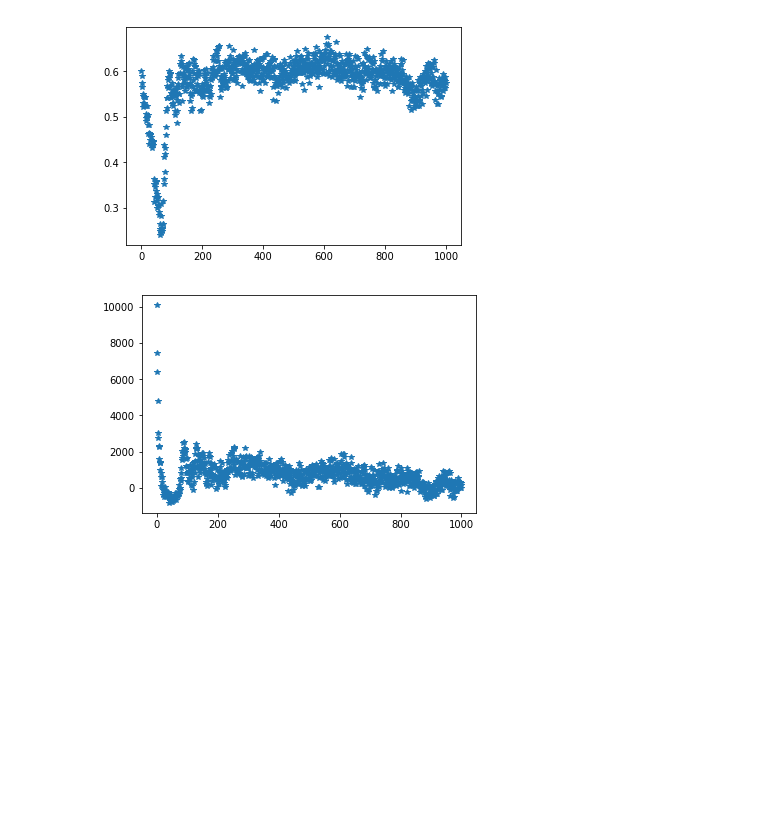
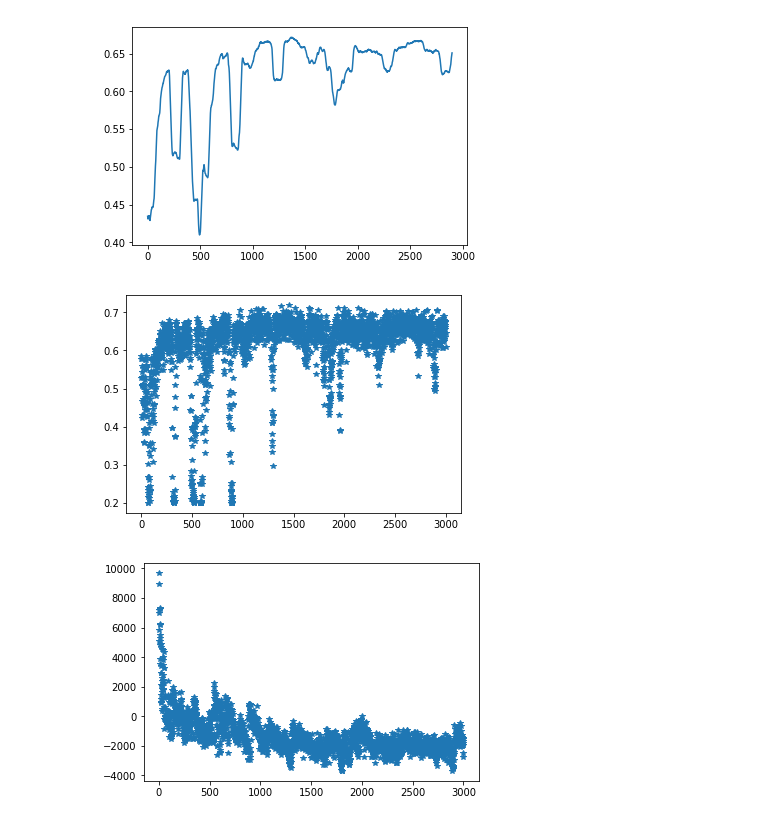
Before and after one commit to felixgaschi/learning-multiagent-communication, a Jupyter notebook: CommNet.ipynb, the cells around one changed output. Cells and saved outputs as stored; diff of their text form; code cells hidden in the pictures; blank space fills up the shorter version.

```diff
--- a/CommNet.ipynb
+++ b/CommNet.ipynb
@@ -42,10 +42,10 @@ class CommNet:
 
         with tf.variable_scope('Encoder'):
 
-            identity_embeddings = tf.get_variable("identity_embeddings",
+            self.identity_embeddings = tf.get_variable("identity_embeddings",
                                              [self.N, self.embedding_size])
 
-            self.embedded_identities = tf.nn.embedding_lookup(identity_embeddings, inputs)
+            self.embedded_identities = tf.nn.embedding_lookup(self.identity_embeddings, inputs)
 
 
         return tf.unstack(self.embedded_identities, axis = 1)
@@ -68,13 +68,13 @@ class CommNet:
             else:
                 b1 = tf.get_variable('b1', shape = (1, self.embedding_size))
 
-                W1 = tf.get_variable('W1', shape = (2 * self.embedding_size,
+                W1 = tf.get_variable('W1', shape = (self.embedding_size,
                                                   self.embedding_size))
 
                 W2 = tf.get_variable('W2', shape = (self.embedding_size,
                                                   self.embedding_size))
 
-                concat = tf.concat([h, c], axis = 1)
+                concat = h
 
             b2 = tf.get_variable('b2', shape = (1, self.embedding_size))
 
@@ -113,14 +113,14 @@ class CommNet:
         self.inputs = tf.placeholder(tf.int32, shape = (None, self.J))
 
         h0_seq = self.encode(self.inputs)
-        c0_seq = [self.communicate([h0_seq[j] for j in range(self.J) if j != i]) for i in range(self.J)]
+        #c0_seq = [self.communicate([h0_seq[j] for j in range(self.J) if j != i]) for i in range(self.J)]
 
-        h1_seq = [self.build_f("Comm_step_1", h0_seq[j], c0_seq[j], None) for j in range(self.J)]
+        h1_seq = [self.build_f("Comm_step_1", h0_seq[j], None, None) for j in range(self.J)]
         c1_seq = [self.communicate([h1_seq[j] for j in range(self.J) if j != i]) for i in range(self.J)]
 
         h2_seq = [self.build_f("Comm_step_2", h1_seq[j], c1_seq[j], h0_seq[j]) for j in range(self.J)]
 
-        self.layers = {'h0_seq': h0_seq, 'c0_seq': c0_seq, 'h1_seq': h1_seq, 'c1_seq':c1_seq, 'h2_seq': h2_seq}
+        self.layers = {'h0_seq': h0_seq, 'h1_seq': h1_seq, 'c1_seq':c1_seq, 'h2_seq': h2_seq}
 
 
         self.policy_logit_seq = [self.decode(h2) for h2 in h2_seq]
@@ -190,7 +190,6 @@ class CommNet:
 
         self.action_taken = tf.placeholder(tf.int32, shape = (None, self.J))
         unstacked_action_taken = tf.unstack(self.action_taken, axis = 1)
-        one_hot_action_taken_seq = [tf.one_hot(action, depth = self.J, dtype = tf.int32) for action in unstacked_action_taken]
 
         self.neg_log_p_seq = [tf.nn.sparse_softmax_cross_entropy_with_logits(labels=unstacked_action_taken[j],
                                                     logits=self.policy_logit_seq[j]) for j in range(self.J)]
@@ -226,12 +225,10 @@ class CommNet:
 
         history = {'reward' : [],  'loss': []}
 
-        q_reward_sum = np.zeros((self.N, self.J))
-        q_state_action_count = np.zeros((self.N, self.J))
         q_val = np.zeros((self.N, self.J))
 
 
-        for _ in tqdm(range(n_episodes), "REINFORCE"):
+        for _ in tqdm_notebook(range(n_episodes), "REINFORCE"):
 
 
             state_seq, action_seq, reward_seq, proba_seq = policy_rollout(T, env, self)
@@ -261,6 +258,8 @@ class CommNet:
             history['loss'].append(loss)
 
             # udpate_q_val
+            q_reward_sum = np.zeros((self.N, self.J))
+            q_state_action_count = np.zeros((self.N, self.J))
             for i in range(episode_len):
 
                 state = state_seq[i]
@@ -270,7 +269,7 @@ class CommNet:
                 q_state_action_count[state, action] += 1
                 q_reward_sum[state, action] += cummul_reward
 
-            q_val = q_reward_sum/np.maximum(1,q_state_action_count)
+            q_val = 0.99 * q_val + 0.1 * q_reward_sum/np.maximum(1,q_state_action_count)
 
 
         return history, q_val
@@ -362,10 +361,12 @@ tf.reset_default_graph()
 with tf.Session() as sess:
     commNet = CommNet(sess, N, J, lr = 1e-3, embedding_size= 128, training_mode = 'reinforce', alpha = 0.03)
     env = LeverEnv(N, J)
-    #commNet.supervised_train(X, y, val_X, val_y, env, batch_size = batch_size, epochs = 30)
 
-    history, q_val = commNet.reinforce_train(env, n_episodes = 1000, T = 64)
-    state_seq, action_seq, reward_seq, proba_seq = policy_rollout(T = 64, env = env, agent = commNet)
+    #commNet.supervised_train(X, y, val_X, val_y, env, batch_size = batch_size, epochs = 1)
+    #rv = sess.run([commNet.embedded_identities, commNet.identity_embeddings, commNet.layers], feed_dict = {commNet.inputs: val_X[0:2], commNet.targets: val_y[0:2]})
+
+    history, q_val = commNet.reinforce_train(env, n_episodes = 3000, T =64)
+    state_seq, action_seq, reward_seq, proba_seq = policy_rollout(T = 32, env = env, agent = commNet)
 # %% [output]
 All variables
 <tf.Variable 'Encoder/identity_embeddings:0' shape=(500, 128) dtype=float32_ref>
@@ -387,8 +391,12 @@ All variables
 # %%
+W = 100
+plt.plot(np.convolve(history['reward'], np.ones(W), mode= 'valid')/W)
+plt.show()
 plt.plot(history['reward'], '*')
 plt.show()
 plt.plot(history['loss'], '*')
 plt.show()
 # %% [output]
-[figure, old version]
+[figure, new version]
-[figure, old version]
+[figure, new version]
+[figure, added]
```
Also changed, not shown: parts of 6 cells of this notebook.
